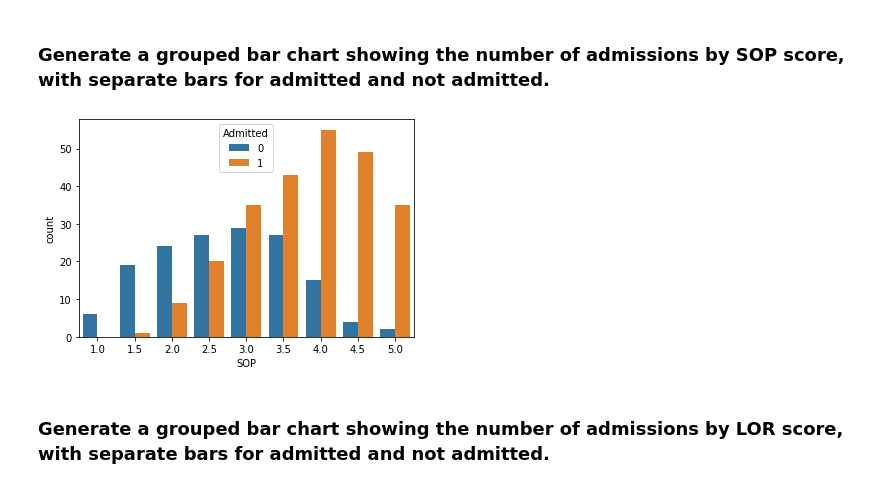
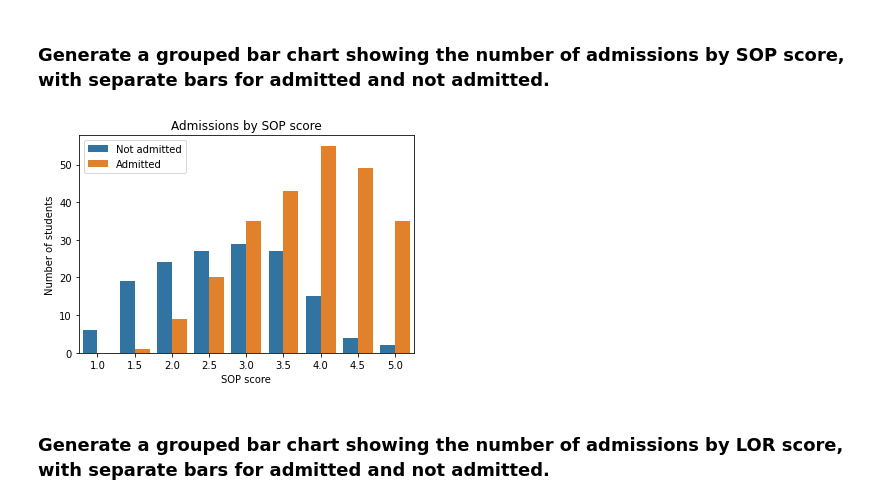
Before and after one commit to thinkful-dsi-grackle/dsi7_student_pair_work, a Jupyter notebook: week07_knn_svm_gradient/2_tuesday/cate_32_2.ipynb, the cells around one changed output. Drawn from its saved outputs; the diff is of its cells as text; code cells hidden in the pictures.

```diff
--- a/week07_knn_svm_gradient/2_tuesday/cate_32_2.ipynb
+++ b/week07_knn_svm_gradient/2_tuesday/cate_32_2.ipynb
@@ -80,9 +80,14 @@ print(f'{round(res_total/stu_total * 100, 2)}% of students had research experien
 54.75% of students had research experience
 # %% [markdown]
 ### Generate a grouped bar chart showing the number of admissions by SOP score, with separate bars for admitted and not admitted.
-# %%
-ax = sns.countplot(x='SOP', hue='Admitted', data=data)
-# %% [output]
-[figure, removed]
+# %%
+ax = sns.countplot(x='SOP', hue='Admitted', data=data)
+ax.legend(['Not admitted', 'Admitted'], loc='upper left')
+plt.ylabel('Number of students')
+plt.xlabel('SOP score')
+plt.title('Admissions by SOP score')
+plt.show()
+# %% [output]
+[figure, added]
 # %% [markdown]
 ### Generate a grouped bar chart showing the number of admissions by LOR score, with separate bars for admitted and not admitted.
```
Also changed, not shown: parts of 2 cells of this notebook.
